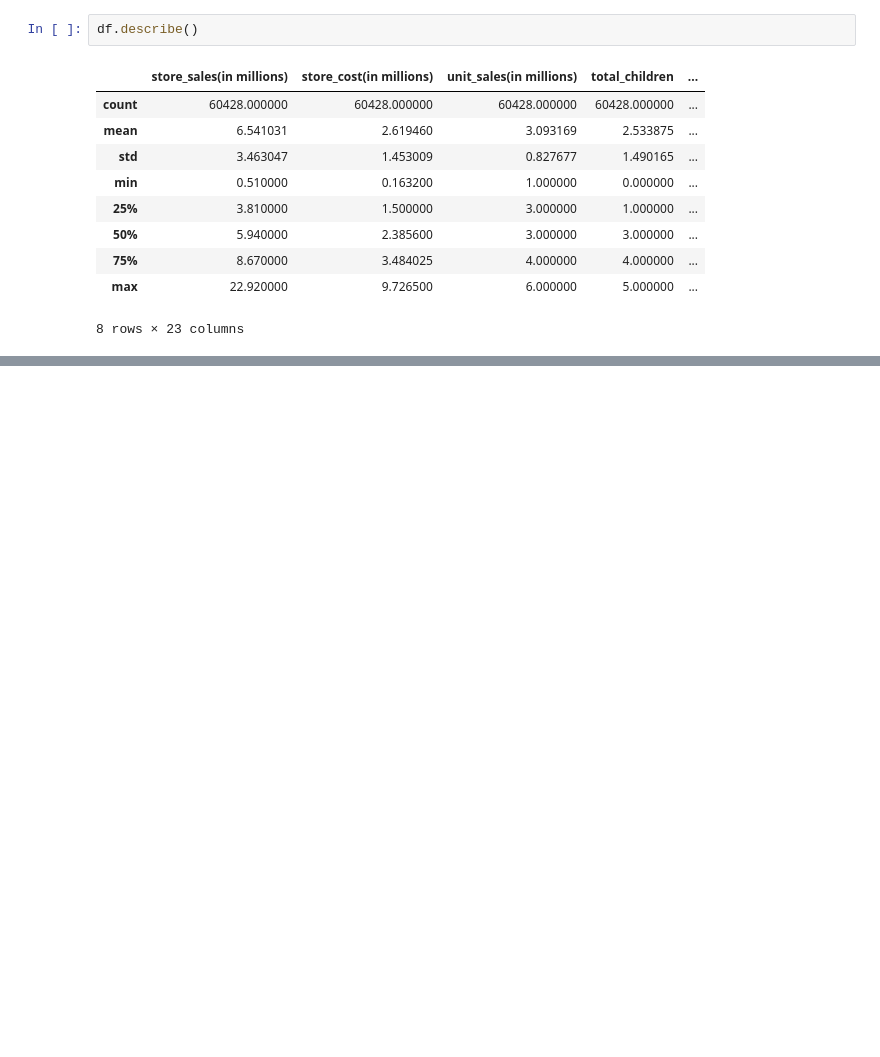
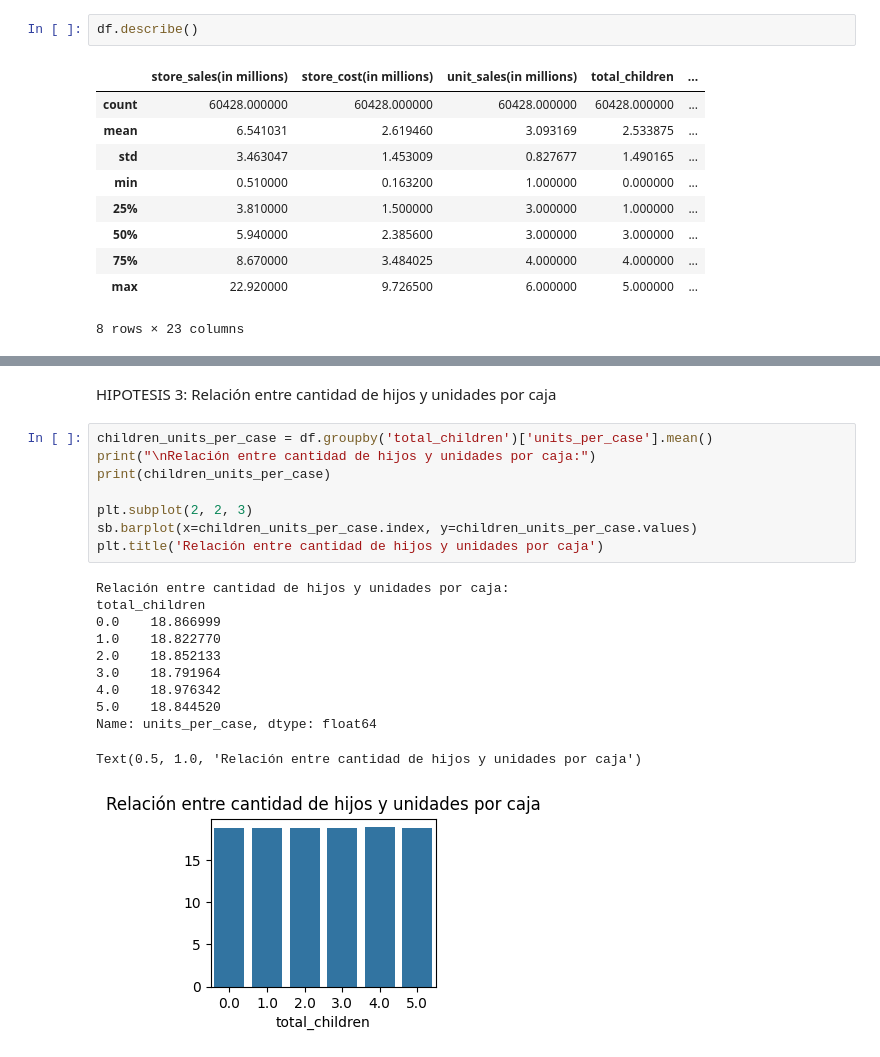
Before and after one commit to Apolo073/CODER_Cienciadedatos, a Jupyter notebook: PryectoDS_Parte1_Stein.ipynb, the cells around one changed output, grey strips where cells are left out. Cells and saved outputs as stored; diff of their text form; blank space fills up the shorter version.

```diff
--- a/PryectoDS_Parte1_Stein.ipynb
+++ b/PryectoDS_Parte1_Stein.ipynb
@@ -100,0 +131,22 @@ df.head(10)
+# %% [markdown]
+HIPOTESIS 3: Relación entre cantidad de hijos y unidades por caja
+# %%
+children_units_per_case = df.groupby('total_children')['units_per_case'].mean()
+print("\nRelación entre cantidad de hijos y unidades por caja:")
+print(children_units_per_case)
+
+plt.subplot(2, 2, 3)
+sb.barplot(x=children_units_per_case.index, y=children_units_per_case.values)
+plt.title('Relación entre cantidad de hijos y unidades por caja')
+# %% [output]
+Relación entre cantidad de hijos y unidades por caja:
+total_children
+0.0    18.866999
+1.0    18.822770
+2.0    18.852133
+3.0    18.791964
+4.0    18.976342
+5.0    18.844520
+Name: units_per_case, dtype: float64
+Text(0.5, 1.0, 'Relación entre cantidad de hijos y unidades por caja')
+[figure, added]
```
Also changed, not shown: parts of 24 cells of this notebook.
